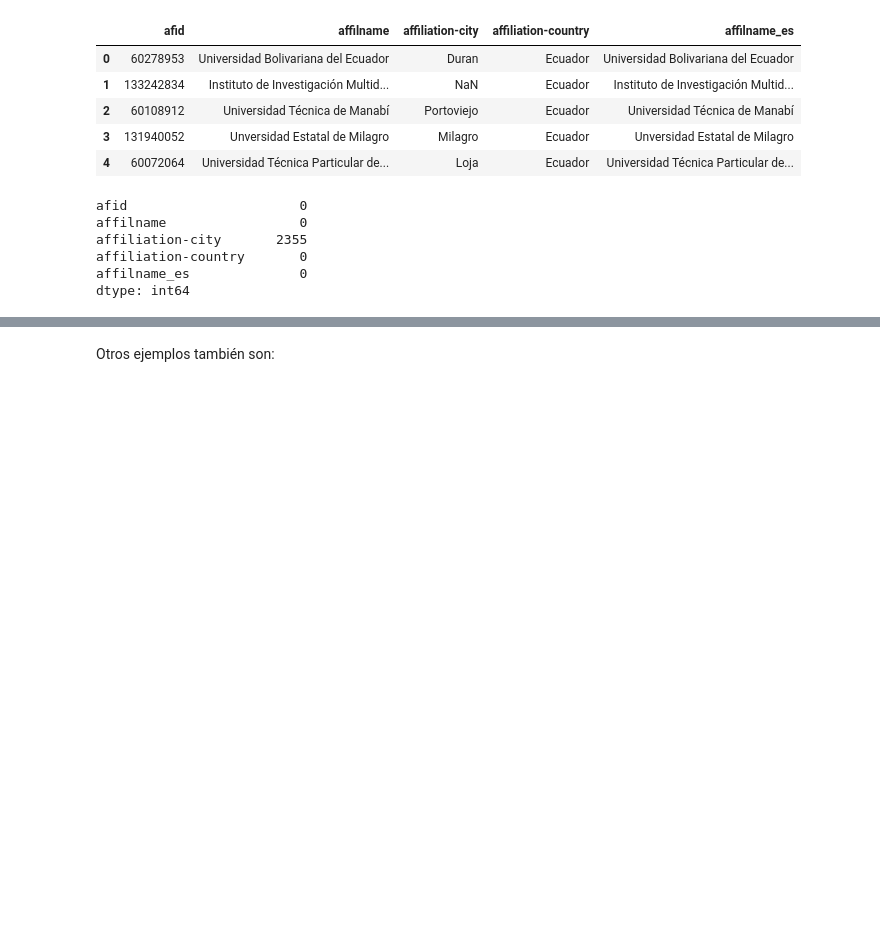
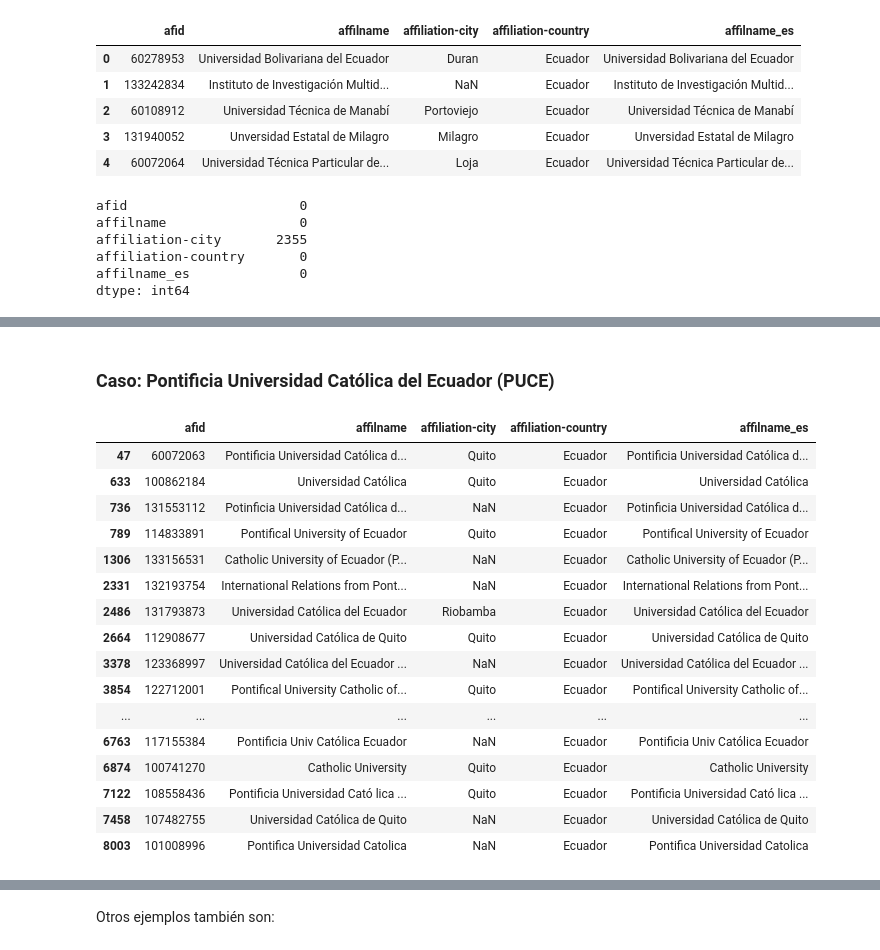
Before and after one commit to Demonkinng/data-cent, a Jupyter notebook: 3.Deduplicate_affs.ipynb, the cells around one changed output, grey strips where cells are left out. Drawn from its saved outputs; the diff is of its cells as text; code cells hidden in the pictures; blank space fills up the shorter version.

```diff
--- a/3.Deduplicate_affs.ipynb
+++ b/3.Deduplicate_affs.ipynb
@@ -92,0 +110,53 @@ df_aff[df_aff["afid"].isin(similar_epn)].to_csv(
+# %% [markdown]
+### Caso: Pontificia Universidad Católica del Ecuador (PUCE)
+# %%
+similar_puce = [
+    60072063,
+    131553112,
+    114833891,
+    133156531,
+    123368997,
+    122712001,
+    127632151,
+    120708320,
+    124925250,
+    124057755,
+    121379562,
+    129408339,
+    122229431,
+    118107657,
+    120278674,
+    120180587,
+    117155384,
+    108558436,
+    112908677,
+    107482755,
+    108267144,
+    126587005,
+    101008996,
+    131793873,
+    132193754,
+    100862184,
+    100741270,
+    122559898
+]
+
+df_aff[df_aff["afid"].isin(similar_puce)]
+# %% [output]
+|  | afid | affilname | affiliation-city | affiliation-country | affilname_es |
+| 47 | 60072063 | Pontificia Universidad Católica d... | Quito | Ecuador | Pontificia Universidad Católica d... |
+| 633 | 100862184 | Universidad Católica | Quito | Ecuador | Universidad Católica |
+| 736 | 131553112 | Potinficia Universidad Católica d... | NaN | Ecuador | Potinficia Universidad Católica d... |
+| 789 | 114833891 | Pontifical University of Ecuador | Quito | Ecuador | Pontifical University of Ecuador |
+| 1306 | 133156531 | Catholic University of Ecuador (P... | NaN | Ecuador | Catholic University of Ecuador (P... |
+| 2331 | 132193754 | International Relations from Pont... | NaN | Ecuador | International Relations from Pont... |
+| 2486 | 131793873 | Universidad Católica del Ecuador | Riobamba | Ecuador | Universidad Católica del Ecuador |
+| 2664 | 112908677 | Universidad Católica de Quito | Quito | Ecuador | Universidad Católica de Quito |
+| 3378 | 123368997 | Universidad Católica del Ecuador ... | NaN | Ecuador | Universidad Católica del Ecuador ... |
+| 3854 | 122712001 | Pontifical University Catholic of... | Quito | Ecuador | Pontifical University Catholic of... |
+| ... | ... | ... | ... | ... | ... |
+| 6763 | 117155384 | Pontificia Univ Católica Ecuador | NaN | Ecuador | Pontificia Univ Católica Ecuador |
+| 6874 | 100741270 | Catholic University | Quito | Ecuador | Catholic University |
+| 7122 | 108558436 | Pontificia Universidad Cató lica ... | Quito | Ecuador | Pontificia Universidad Cató lica ... |
+| 7458 | 107482755 | Universidad Católica de Quito | NaN | Ecuador | Universidad Católica de Quito |
+| 8003 | 101008996 | Pontifica Universidad Catolica | NaN | Ecuador | Pontifica Universidad Catolica |
```
Also changed, not shown: parts of 17 cells of this notebook.
